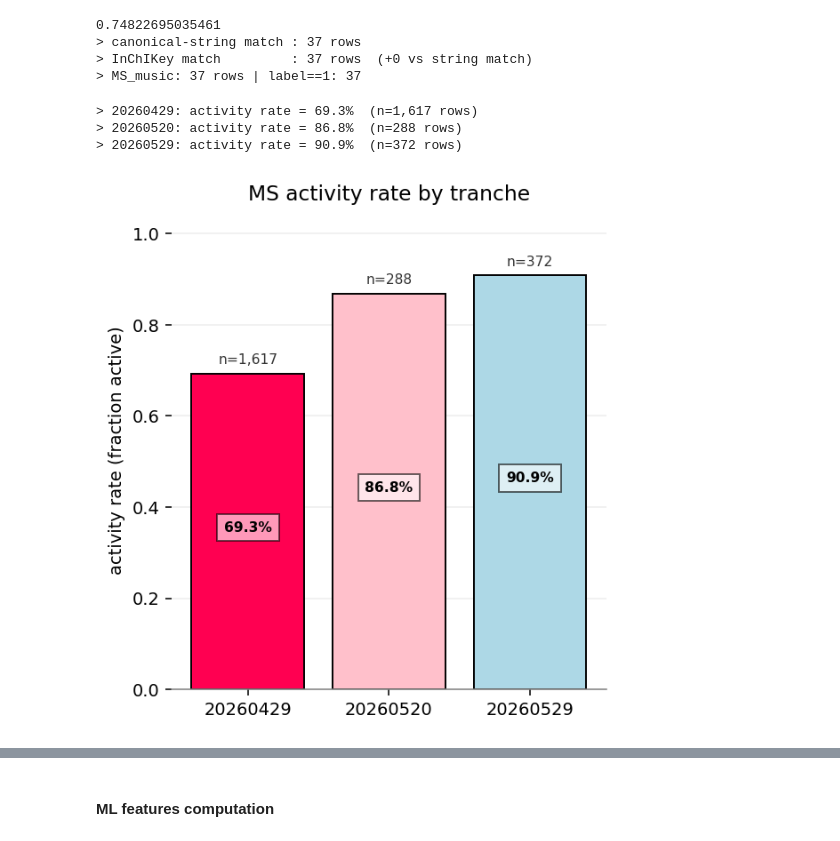
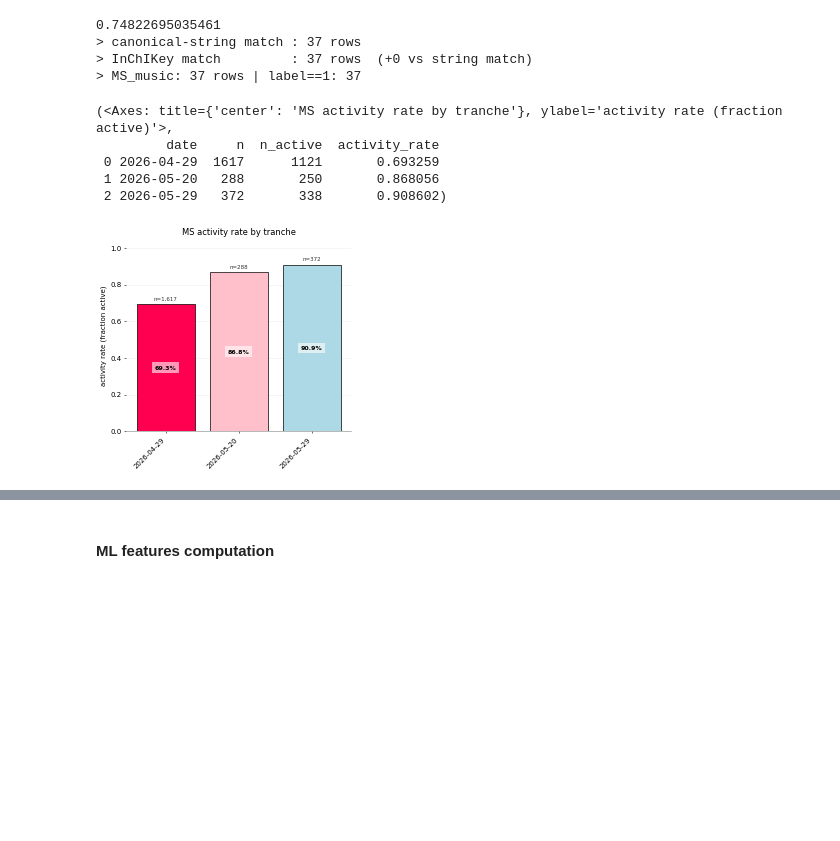
Before and after one commit to gtamo39/MS_ML, a Jupyter notebook: vignettes/MS_TargetML.ipynb, the cells around one changed output, grey strips where cells are left out. Drawn from its saved outputs; the diff is of its cells as text; code cells hidden in the pictures; blank space fills up the shorter version.

Commit message:
Added visualization tool

```diff
--- a/vignettes/MS_TargetML.ipynb
+++ b/vignettes/MS_TargetML.ipynb
@@ -206,44 +183,13 @@ print(f"> MS_music: {len(MS_music):,} rows | label==1: {int(MS_music['label'].su
 > InChIKey match         : 37 rows  (+0 vs string match)
 > MS_music: 37 rows | label==1: 37
 # %%
-## Activity rate per MS tranche — fraction of compounds that are active
-## (Cmpd Activity != "Silent", which equals Nr. Down > 0). One bar per tranche,
-## via Statistics_tools.plot_nice_barplot.
-def _activity_rate(MS):
-    # the activity column name differs across tranches:
-    #   serac/20260520 → "MSData - Proteomics activities: Cmpd Activity"
-    #   20260529       → "Cmpd Activity"   (substring match handles both)
-    act_col = next((c for c in MS.columns if 'Cmpd Activity' in c), None)
-    if act_col is not None:
-        return (MS[act_col] != 'Silent').mean()
-    down_col = next((c for c in MS.columns if 'Nr. Down' in c), None)   # fallback
-    return (pd.to_numeric(MS[down_col], errors='coerce') > 0).mean()
-
-_tranches = {'20260429': MS20260429, '20260520': MS20260520, '20260529': MS20260529}
-_rates    = {k: _activity_rate(v) for k, v in _tranches.items()}
-for k, r in _rates.items():
-    print(f'> {k}: activity rate = {r:.1%}  (n={len(_tranches[k]):,} rows)')
-
-stats_tools.plot_nice_barplot(
-    x=list(_rates.keys()),
-    y=list(_rates.values()),
-    annotations=[f'{r:.1%}' for r in _rates.values()],
-    colors=['#ff0051', 'pink', 'lightblue'],
-)
-import matplotlib.pyplot as plt
-ax = plt.gca()
-# n on top of each bar (bars are in the same order as _tranches/_rates)
-_ns = [len(_tranches[k]) for k in _rates]
-for bar, n in zip(ax.patches, _ns):
-    ax.text(bar.get_x() + bar.get_width() / 2, bar.get_height() + 0.015,
-            f'n={n:,}', ha='center', va='bottom', fontsize=8, color='#333')
-ax.set_ylabel('activity rate (fraction active)')
-ax.set_ylim(0, 1.05)               # headroom for the n labels
-plt.title('MS activity rate by tranche')
-plt.show()
+# ## Activity rate per MS tranche — fraction of compounds that are active
+fn.plot_activity_rate_by_tranche(MS, dpi=50)
 # %% [output]
-> 20260429: activity rate = 69.3%  (n=1,617 rows)
-> 20260520: activity rate = 86.8%  (n=288 rows)
-> 20260529: activity rate = 90.9%  (n=372 rows)
+(<Axes: title={'center': 'MS activity rate by tranche'}, ylabel='activity rate (fraction active)'>,
+         date     n  n_active  activity_rate
+ 0 2026-04-29  1617      1121       0.693259
+ 1 2026-05-20   288       250       0.868056
+ 2 2026-05-29   372       338       0.908602)
-[figure, old version]
+[figure, new version]
 # %%
```
Also changed, not shown: parts of 4 cells of this notebook, 6 other files.
